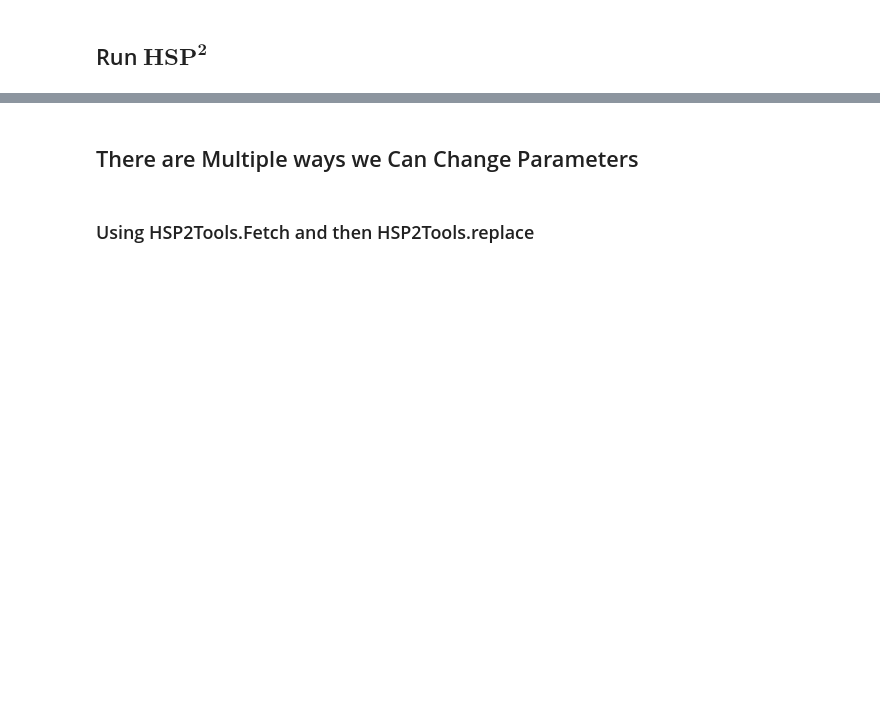
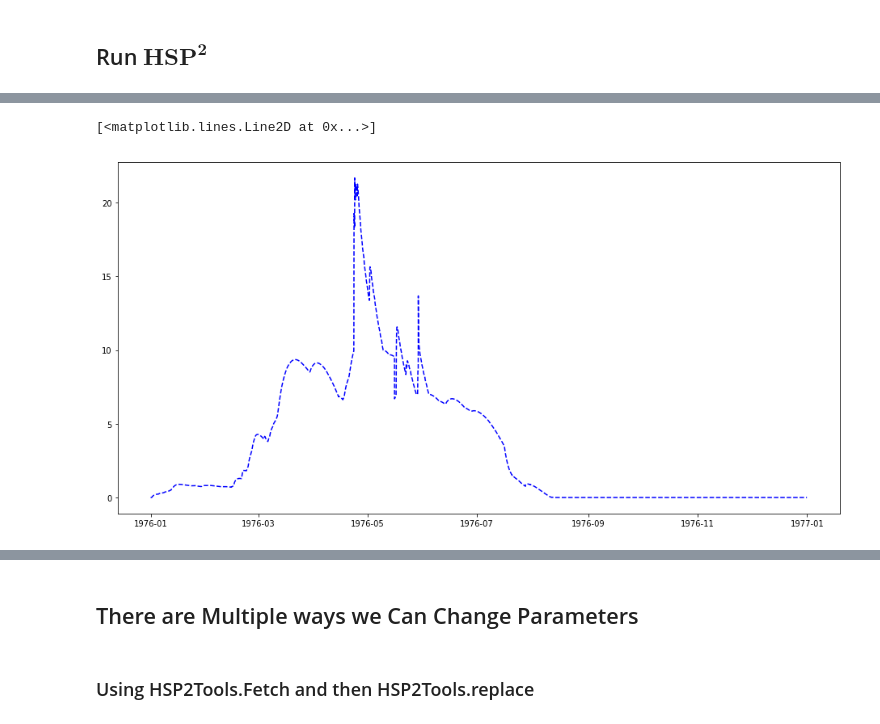
Before and after one commit to respec/HSPsquared, a Jupyter notebook: HSP2notebooks/How Do I Run HSP2, Change Parameters, and Run Again .ipynb, the cells around one changed output, grey strips where cells are left out. Cells and saved outputs as stored; diff of their text form; code cells hidden in the pictures; blank space fills up the shorter version.

```diff
--- a/HSP2notebooks/How Do I Run HSP2, Change Parameters, and Run Again .ipynb
+++ b/HSP2notebooks/How Do I Run HSP2, Change Parameters, and Run Again .ipynb
@@ -30,0 +40,6 @@ import matplotlib.pyplot as m_plt
+# %%
+uciname = 'TutorialData/TEST10.UCI'
+wdmname = 'TutorialData/TEST.WDM'
+
+unpackedhdfname = 'TutorialData/unpackedtutorial.h5'
+hdfname = 'TutorialData/Tutorial.h5'
@@ -61 +123,8 @@ tsMaster.head()
+# %%
+# Create a Plot of RCHRES 1 Flow
+m_plt.figure(figsize=(16,8))
+m_plt.plot('RO', 'b--', data=tsMaster,   label='Master')
+# %% [output]
+[<matplotlib.lines.Line2D at 0x...>]
+[figure, added]
 # %%
```
Also changed, not shown: parts of 62 cells of this notebook.
